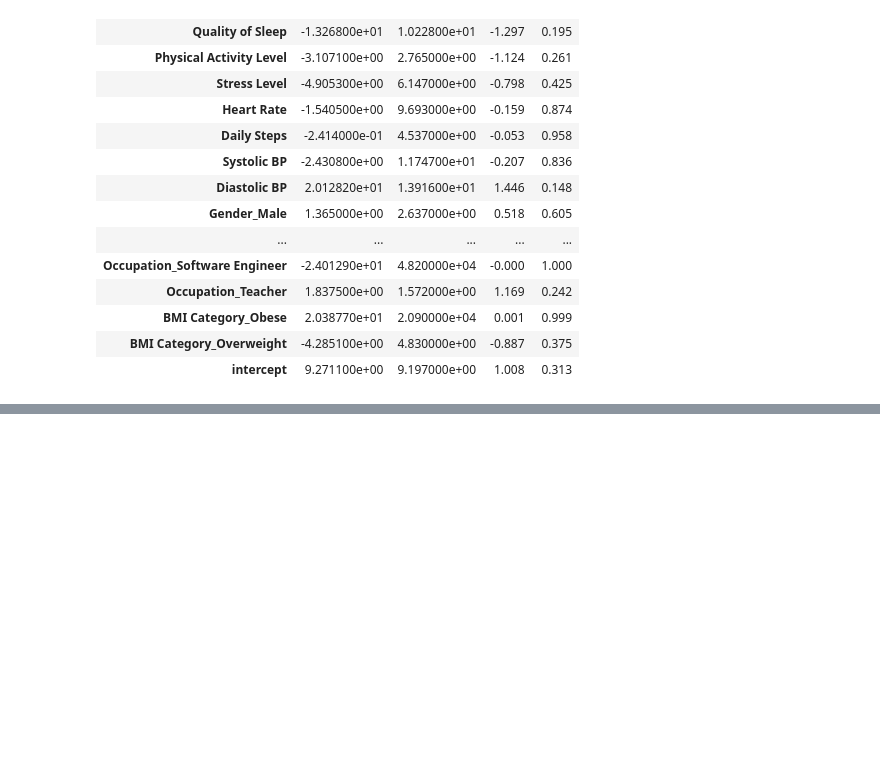
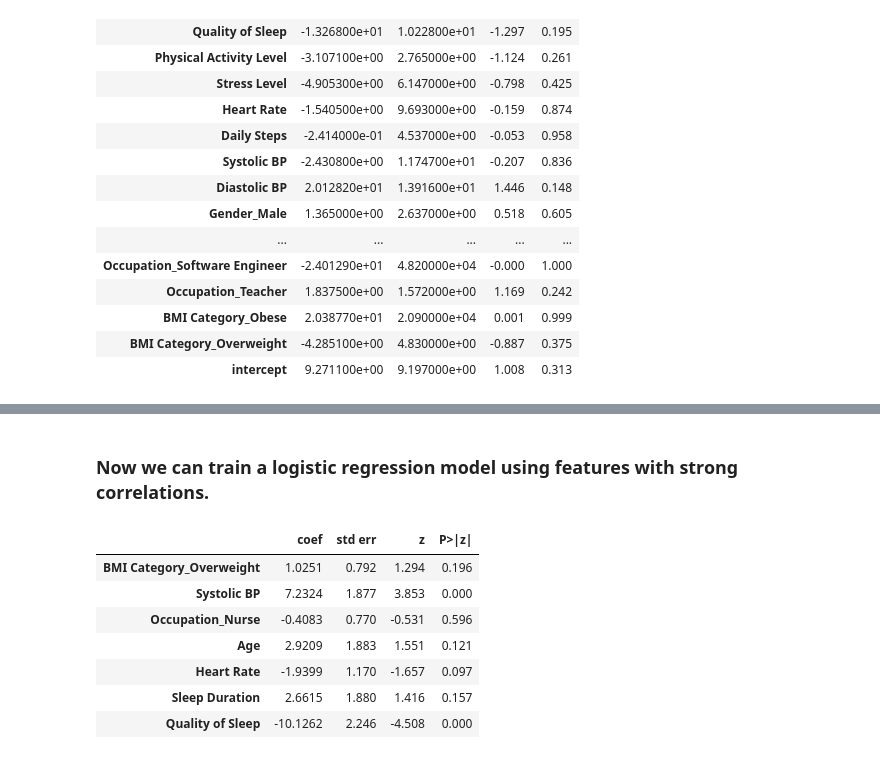
Before and after one commit to ehowells/2600-final-project, a Jupyter notebook: final_project.ipynb, the cells around one changed output, grey strips where cells are left out. Drawn from its saved outputs; the diff is of its cells as text; code cells hidden in the pictures; blank space fills up the shorter version.

```diff
--- a/final_project.ipynb
+++ b/final_project.ipynb
@@ -116,0 +139,17 @@ summarize(initial_results)
+# %% [markdown]
+### Now we can train a logistic regression model using features with strong correlations.
+# %%
+variables_to_use = ['BMI Category_Overweight', 'Systolic BP', 'Occupation_Nurse', 'Age', 'Heart Rate', 'Sleep Duration', 'Quality of Sleep']
+
+glm = sm.GLM(y_train, x_train[variables_to_use], family=sm.families.Binomial())
+results = glm.fit()
+summarize(results)
+# %% [output]
+|  | coef | std err | z | P>|z| |
+| BMI Category_Overweight | 1.0251 | 0.792 | 1.294 | 0.196 |
+| Systolic BP | 7.2324 | 1.877 | 3.853 | 0.000 |
+| Occupation_Nurse | -0.4083 | 0.770 | -0.531 | 0.596 |
+| Age | 2.9209 | 1.883 | 1.551 | 0.121 |
+| Heart Rate | -1.9399 | 1.170 | -1.657 | 0.097 |
+| Sleep Duration | 2.6615 | 1.880 | 1.416 | 0.157 |
+| Quality of Sleep | -10.1262 | 2.246 | -4.508 | 0.000 |
```
Also changed, not shown: parts of 14 cells of this notebook.
